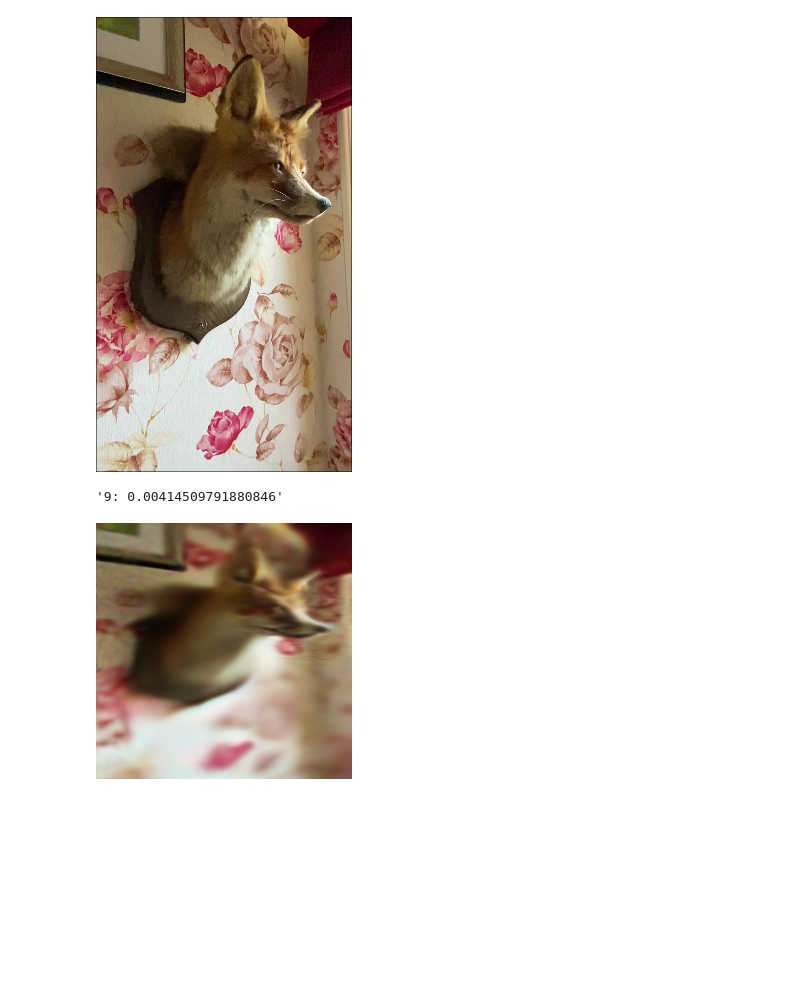
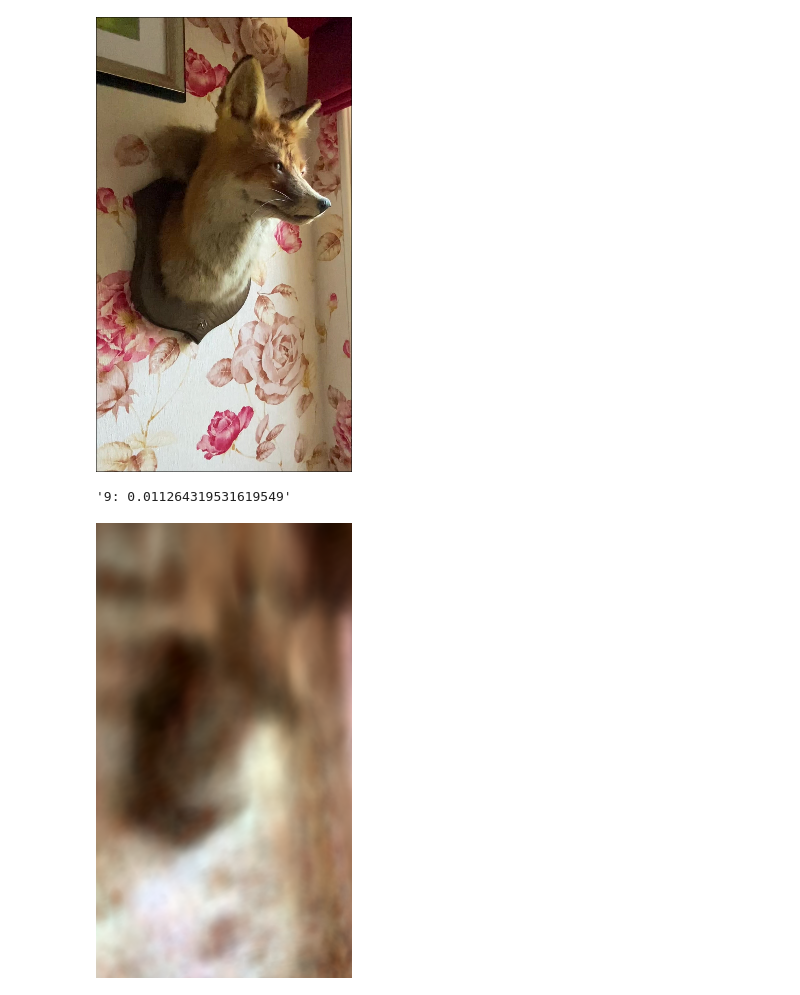
Before and after one commit to agerasev/nerf-playground, a Jupyter notebook: 3d.ipynb, the cells around one changed output. Saved outputs shown, nothing was run; the diff lists cells and outputs as text; code cells hidden in the pictures; blank space fills up the shorter version.

```diff
--- a/3d.ipynb
+++ b/3d.ipynb
@@ -258,4 +289,4 @@ def infer(
     return tensor_to_image(out)
 # %%
-step_size = 0.1
-max_distance = 10.0
+step_size = 0.05
+max_distance = 4.0
@@ -284,45 +293,77 @@ model = model.to(dev)
+# %%
+from nerfpg import encode_coord
+
+
+class Model(nn.Module):
+    def __init__(self, dim: int, n_modes: int, scale: float):
+        super().__init__()
+        self.first = nn.Sequential(
+            nn.Linear(3 * n_modes, dim),
+            nn.ReLU(),
+            nn.Linear(dim, dim),
+            nn.ReLU(),
+            nn.Linear(dim, dim),
+            nn.ReLU(),
+            nn.Linear(dim, 1 + dim),
+        )
+        self.second = nn.Linear(3 + dim, 3)
+        self.n_modes = n_modes
+        self.scale = scale
+
+    def forward(self, rays: Rays) -> Radiance:
+        pos_enc = encode_coord(rays.pos, self.n_modes, self.scale)
+        middle = self.first.forward(pos_enc)
+        density, features = middle[:, :1], middle[:, 1:]
+        color = self.second.forward(tch.cat([rays.dir, features], dim=-1))
+        return Radiance(F.elu(color), density)
+
+
+model = Model(dim=64, n_modes=64, scale=1.0 / max_distance)
+model = model.to(dev)
+epoch = 0
 # %%
 batch_size = 16 * 1024
-optim = tch.optim.AdamW(model.parameters(), lr=1e-3)
+optim = tch.optim.AdamW(model.parameters(), lr=3e-3)
 # %%
 from IPython.display import display
 
 display_loss = display(display_id=True)
 display_sample = display(display_id=True)
 
-for epoch in range(10):
+for _ in range(10):
     model.train(True)
 
     total_loss = 0.0
-    for frame in frames[:1] * len(frames):
+    for frame in frames[:2] * (len(frames) // 2):
         model.zero_grad()
 
         xs = tch.rand((batch_size, 2), device=dev)
         ys = sample_model(
             model,
             xs,
             scene,
             frame.matrix,
             step_size,
             max_distance,
         ).transpose(0, 1)
 
         ref = sample_image(frame.image, xs)
         loss = F.mse_loss(ys, ref)
         total_loss += loss.numpy(force=True)
 
         loss.backward()
         optim.step()
 
     total_loss /= len(frames)
     display_loss.update(f"{epoch}: {total_loss}")
+    epoch += 1
 
     display_sample.update(
-        infer(model, (256, 256), dev, scene, frames[0].matrix, step_size, max_distance)
+        infer(model, shape, dev, scene, frames[0].matrix, step_size, max_distance)
     )
 # %% [output]
-'9: 0.00414509791880846'
+'9: 0.011264319531619549'
-[figure, old version]
+[figure, new version]
 # %%
 infer(
     model,
```
Also changed, not shown: parts of 11 cells of this notebook.
